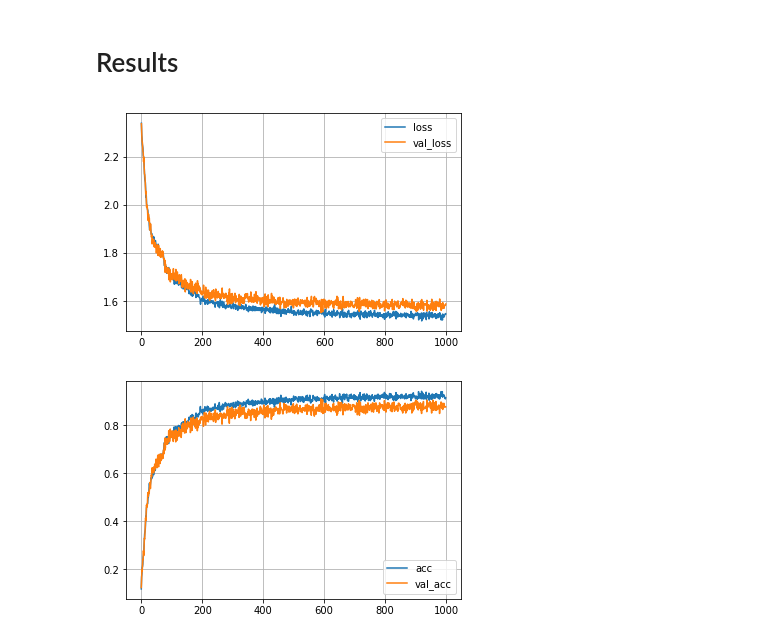
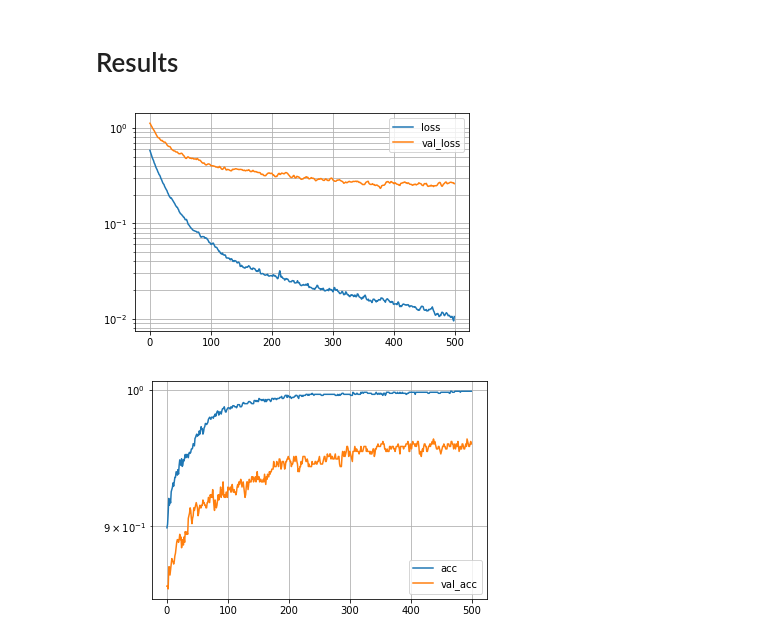
Before and after one commit to amarion35/keras-pytorch-nn, a Jupyter notebook: pytorch-dense.ipynb, the cells around one changed output. Cells and saved outputs as stored; diff of their text form; code cells hidden in the pictures.

```diff
--- a/pytorch-dense.ipynb
+++ b/pytorch-dense.ipynb
@@ -40,20 +40,17 @@ import torch.nn.functional as F
 class Model(nn.Module):
     def __init__(self, n_features):
         super(Model, self).__init__()
-        self.dense1 = nn.Linear(n_features, 16).double()
+        self.dense1 = nn.Linear(n_features, 32).double()
         self.relu1 = nn.ReLU().double()
-        self.dropout1 = nn.Dropout(0.3).double()
-        self.dense2 = nn.Linear(16, 10).double()
-        self.softmax = nn.Softmax().double()
+        self.dense2 = nn.Linear(32, 10).double()
         self.history = {}
 
-    def forward(self, x):
+    def forward(self, x, training):
         out = x
         out = self.dense1(out)
         out = self.relu1(out)
-        out = self.dropout1(out)
+        out = F.dropout(out, p=0.1, training=training)
         out = self.dense2(out)
-        out = self.softmax(out)
         return out
 
     def fit(self, X, Y, epochs, batch_size, validation_data=None):
@@ -76,7 +73,7 @@ class Model(nn.Module):
         if not validation_data is None: self.history['val_loss'] = []
         if not validation_data is None: self.history['val_acc'] = []
 
-        optimizer = optim.Adam(model.parameters(), lr=0.005, betas=(0.9, 0.999), eps=1e-08)
+        optimizer = optim.Adam(model.parameters(), lr=0.001, betas=(0.9, 0.999), eps=1e-08)
         #optimizer = optim.SGD(model.parameters(), lr=0.001, momentum=0.9)
 
         n_batch = np.ceil(len(X)/batch_size)
@@ -85,23 +82,29 @@ class Model(nn.Module):
             np.random.shuffle(indices)
             batches = np.array_split(indices, n_batch)
             for b in batches:
-                out = model(input[b])
+                out = self.forward(input[b], training=True)
                 loss = Loss(out, target[b])
                 optimizer.zero_grad()
                 loss.backward()
                 optimizer.step()
 
-            out = model(input)
+            out = self.forward(input, training=False)
             loss = Loss(out, target)
             acc = Accuracy(out, target)
             self.history['loss'].append(loss.data.numpy())
             self.history['acc'].append(acc)
             if not validation_data is None:
-                val_out = model(val_input)
+                val_out = self.forward(val_input, training=False)
                 val_loss = Loss(val_out, val_target)
                 val_acc = Accuracy(val_out, val_target)
                 self.history['val_loss'].append(val_loss.data.numpy())
                 self.history['val_acc'].append(val_acc)
+
+    def predict(self, x):
+        input = torch.tensor(x, requires_grad=False, dtype=torch.double)
+        input = self.forward(input, training=False)
+        input = F.softmax(input, dim=1)
+        return input.data.numpy()
 
 def init(m):
     classname = m.__class__.__name__
@@ -125,7 +126,7 @@ Model(
 # Train Model
 # %%
 model.fit(X_train, Y_train,
-          epochs=1000,
+          epochs=500,
           batch_size=128,
           validation_data=(X_test, Y_test)
          )
@@ -135,17 +136,17 @@ hist = model.history
 # %%
 plt.plot(hist['loss'], label='loss')
 plt.plot(hist['val_loss'], label='val_loss')
-#plt.yscale('log')
+plt.yscale('log')
 plt.legend()
 plt.grid(which='both')
 plt.show()
 
 plt.plot(hist['acc'], label='acc')
 plt.plot(hist['val_acc'], label='val_acc')
-#plt.yscale('log')
+plt.yscale('log')
 plt.legend()
 plt.grid(which='both')
 plt.show()
 # %% [output]
-[figure, old version]
+[figure, new version]
-[figure, old version]
+[figure, new version]
```
Also changed, not shown: parts of 2 cells of this notebook.
